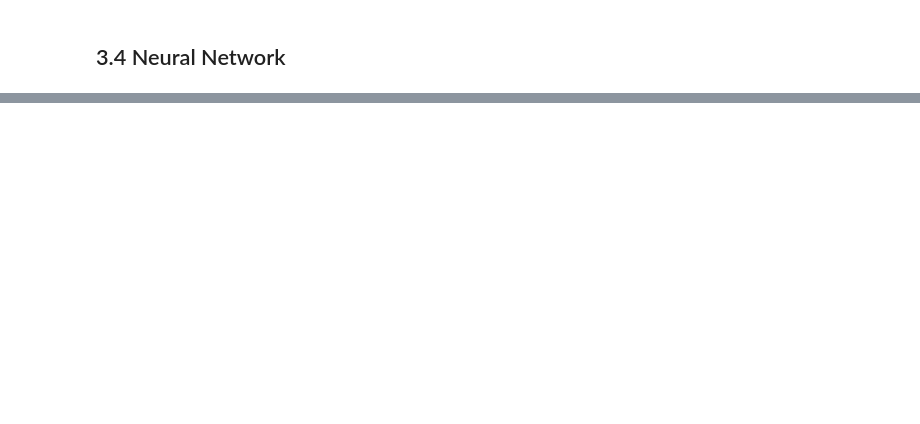
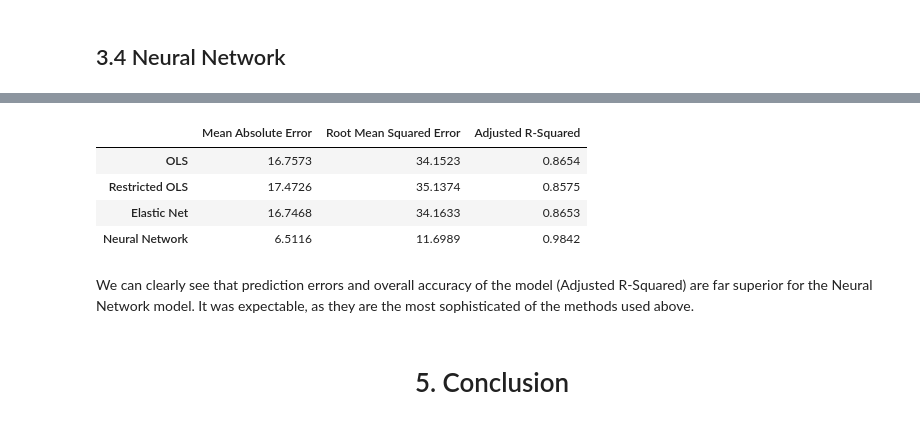
Before and after one commit to blawok/machine-learning-university-projects, a Jupyter notebook: LEGO/ML1_Regression_MThor_BKowalczuk.ipynb, the cells around one changed output, grey strips where cells are left out. Cells and saved outputs as stored; diff of their text form; code cells hidden in the pictures; blank space fills up the shorter version.

```diff
--- a/LEGO/ML1_Regression_MThor_BKowalczuk.ipynb
+++ b/LEGO/ML1_Regression_MThor_BKowalczuk.ipynb
@@ -54,7 +53,7 @@ def adj_r2(r_sqr, n, p):
 
 def stepwise_selection(X, y,
                        initial_list=[],
-                       threshold_in=0.01,
+                       threshold_in=0.04,
                        threshold_out = 0.05,
                        verbose=True):
     """ Perform a forward-backward feature selection
@@ -101,6 +100,11 @@ def stepwise_selection(X, y,
         if not changed:
             break
     return included
+
+def r2_keras(y_true, y_pred):
+    SS_res =  K.sum(K.square(y_true - y_pred))
+    SS_tot = K.sum(K.square(y_true - K.mean(y_true)))
+    return ( 1 - SS_res/(SS_tot + K.epsilon()) )
 # %% [markdown]
 # <center>1. Understanding the data</center>
 # %% [markdown]
@@ -400,10 +406,11 @@ print("Best: %f using %s" % (grid.best_score_, grid.best_params_))
 # %% [markdown]
 Now, we estimate data using best parameters for elastic net.
 # %%
-eNet = ElasticNet(max_iter = 1000,
+eNet = ElasticNet(max_iter = 80000,
                   alpha = 0.0001,
-                  l1_ratio = 0.9,
-                  tol = 0.00001)
+                  l1_ratio = 0.95,
+                  tol = 0.0000001,
+                 normalize = False)
 
 eNet.fit(X_train, Y_train)
 elastic_pred = eNet.predict(X_test)
@@ -531,0 +592,9 @@ testing
+# %%
+neural_network = load_model("lego_neural.h5", custom_objects={'r2_keras': r2_keras})
+log_data = pd.read_csv('neural.log', sep=',', engine='python')
+neural_pred = neural_network.predict(X_test)
+# %%
+mae = log_data['mean_absolute_error']
+mse = log_data['mean_squared_error']
+r_2 = log_data['r2_keras']
+epochs = range(len(mae))
@@ -535,0 +653,27 @@ print('Root Mean Squared Error:', np.sqrt(metrics.mean_squared_error(Y_test, neu
+# %%
+pred_list = [linear_pred, stepwise_pred, elastic_pred, neural_pred]
+
+stat_list = []
+
+for pred in pred_list:
+    mae = float(format(metrics.mean_absolute_error(Y_test, pred), '.4f'))
+    rmse = float(format(np.sqrt(metrics.mean_squared_error(Y_test, pred)), '.4f'))
+    adjr2 = float(format(adj_r2(r2_score(Y_test, pred), X_train.shape[0], X_train.shape[1]), '.4f'))
+    stat_list.append([mae,rmse,adjr2])
+
+stat_df = pd.DataFrame(stat_list)
+stat_df.rename(columns={0 : "Mean Absolute Error", 1 : "Root Mean Squared Error", 2 : "Adjusted R-Squared"},
+                 index={ 0 : "OLS", 1 : "Restricted OLS" , 2 : "Elastic Net" , 3 : "Neural Network" },
+                 inplace=True)
+
+stat_df.style.apply(lambda x: ['font-weight: bold' if x.name == "Neural Network" else '' for i in x], axis=1)
+# %% [output]
+|  | Mean Absolute Error | Root Mean Squared Error | Adjusted R-Squared |
+| OLS | 16.7573 | 34.1523 | 0.8654 |
+| Restricted OLS | 17.4726 | 35.1374 | 0.8575 |
+| Elastic Net | 16.7468 | 34.1633 | 0.8653 |
+| Neural Network | 6.5116 | 11.6989 | 0.9842 |
+# %% [markdown]
+We can clearly see that prediction errors and overall accuracy of the model (Adjusted R-Squared) are far superior for the Neural Network model. It was expectable, as they are the most sophisticated of the methods used above.
+# %% [markdown]
+# <center>5. Conclusion</center>
```
Also changed, not shown: parts of 36 cells of this notebook, 2 other files.
